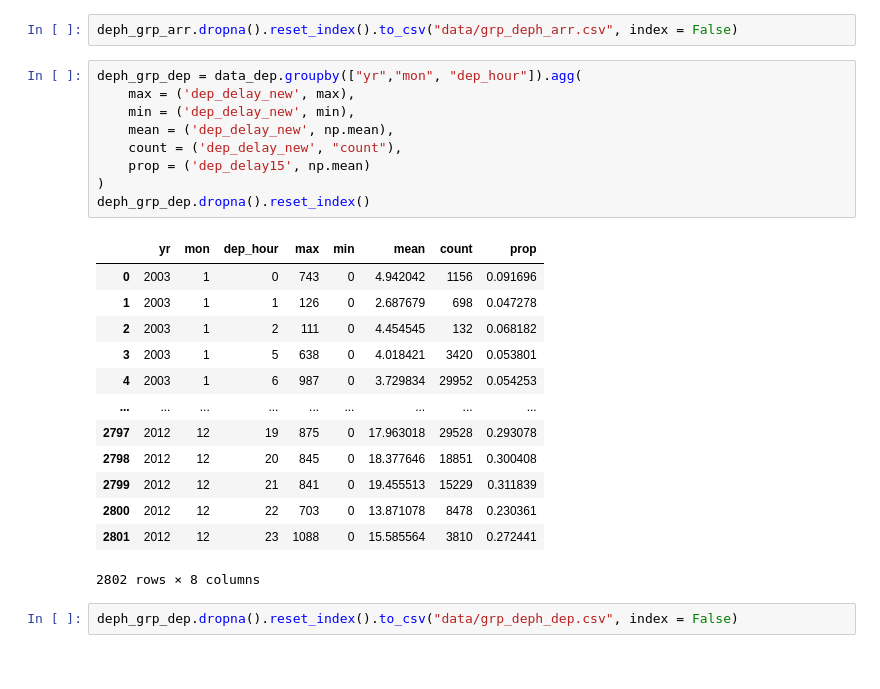
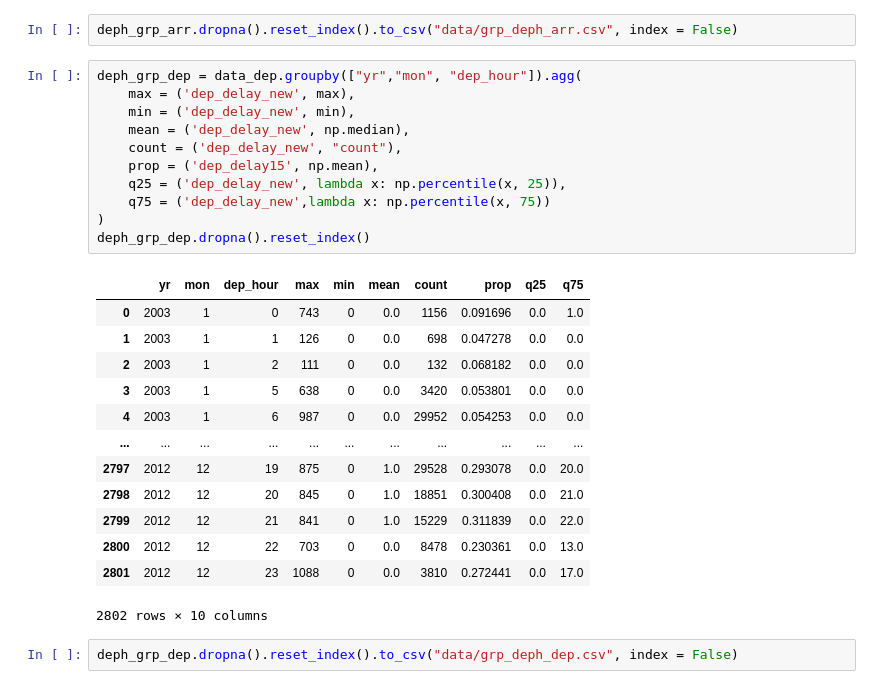
Before and after one commit to jiatongyip/delayover, a Jupyter notebook: frontend/data_prep.ipynb, the cells around one changed output. Drawn from its saved outputs; the diff is of its cells as text.

```diff
--- a/frontend/data_prep.ipynb
+++ b/frontend/data_prep.ipynb
@@ -523,26 +533,28 @@ deph_grp_arr.dropna().reset_index().to_csv("data/grp_deph_arr.csv", index = Fals
 # %%
 deph_grp_dep = data_dep.groupby(["yr","mon", "dep_hour"]).agg(
     max = ('dep_delay_new', max),
     min = ('dep_delay_new', min),
-    mean = ('dep_delay_new', np.mean),
+    mean = ('dep_delay_new', np.median),
     count = ('dep_delay_new', "count"),
-    prop = ('dep_delay15', np.mean)
+    prop = ('dep_delay15', np.mean),
+    q25 = ('dep_delay_new', lambda x: np.percentile(x, 25)),
+    q75 = ('dep_delay_new',lambda x: np.percentile(x, 75))
 )
 deph_grp_dep.dropna().reset_index()
 # %% [output]
-|  | yr | mon | dep_hour | max | min | mean | count | prop |
-| 0 | 2003 | 1 | 0 | 743 | 0 | 4.942042 | 1156 | 0.091696 |
-| 1 | 2003 | 1 | 1 | 126 | 0 | 2.687679 | 698 | 0.047278 |
-| 2 | 2003 | 1 | 2 | 111 | 0 | 4.454545 | 132 | 0.068182 |
-| 3 | 2003 | 1 | 5 | 638 | 0 | 4.018421 | 3420 | 0.053801 |
-| 4 | 2003 | 1 | 6 | 987 | 0 | 3.729834 | 29952 | 0.054253 |
-| ... | ... | ... | ... | ... | ... | ... | ... | ... |
-| 2797 | 2012 | 12 | 19 | 875 | 0 | 17.963018 | 29528 | 0.293078 |
-| 2798 | 2012 | 12 | 20 | 845 | 0 | 18.377646 | 18851 | 0.300408 |
-| 2799 | 2012 | 12 | 21 | 841 | 0 | 19.455513 | 15229 | 0.311839 |
-| 2800 | 2012 | 12 | 22 | 703 | 0 | 13.871078 | 8478 | 0.230361 |
-| 2801 | 2012 | 12 | 23 | 1088 | 0 | 15.585564 | 3810 | 0.272441 |
+|  | yr | mon | dep_hour | max | min | mean | count | prop | q25 | q75 |
+| 0 | 2003 | 1 | 0 | 743 | 0 | 0.0 | 1156 | 0.091696 | 0.0 | 1.0 |
+| 1 | 2003 | 1 | 1 | 126 | 0 | 0.0 | 698 | 0.047278 | 0.0 | 0.0 |
+| 2 | 2003 | 1 | 2 | 111 | 0 | 0.0 | 132 | 0.068182 | 0.0 | 0.0 |
+| 3 | 2003 | 1 | 5 | 638 | 0 | 0.0 | 3420 | 0.053801 | 0.0 | 0.0 |
+| 4 | 2003 | 1 | 6 | 987 | 0 | 0.0 | 29952 | 0.054253 | 0.0 | 0.0 |
+| ... | ... | ... | ... | ... | ... | ... | ... | ... | ... | ... |
+| 2797 | 2012 | 12 | 19 | 875 | 0 | 1.0 | 29528 | 0.293078 | 0.0 | 20.0 |
+| 2798 | 2012 | 12 | 20 | 845 | 0 | 1.0 | 18851 | 0.300408 | 0.0 | 21.0 |
+| 2799 | 2012 | 12 | 21 | 841 | 0 | 1.0 | 15229 | 0.311839 | 0.0 | 22.0 |
+| 2800 | 2012 | 12 | 22 | 703 | 0 | 0.0 | 8478 | 0.230361 | 0.0 | 13.0 |
+| 2801 | 2012 | 12 | 23 | 1088 | 0 | 0.0 | 3810 | 0.272441 | 0.0 | 17.0 |
-2802 rows × 8 columns
+2802 rows × 10 columns
 # %%
 deph_grp_dep.dropna().reset_index().to_csv("data/grp_deph_dep.csv", index = False)
 # %% [markdown]
```
Also changed, not shown: parts of 7 cells of this notebook, 10 other files.
